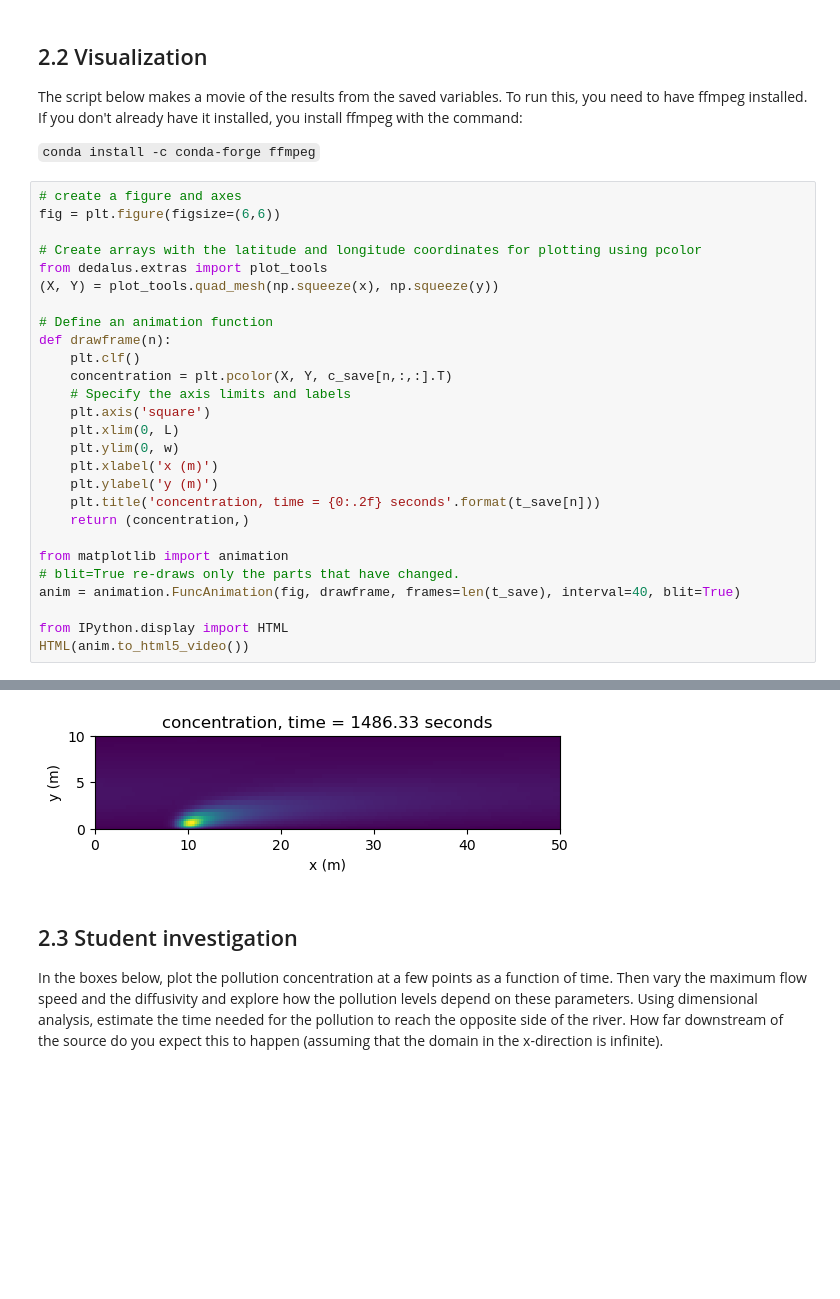
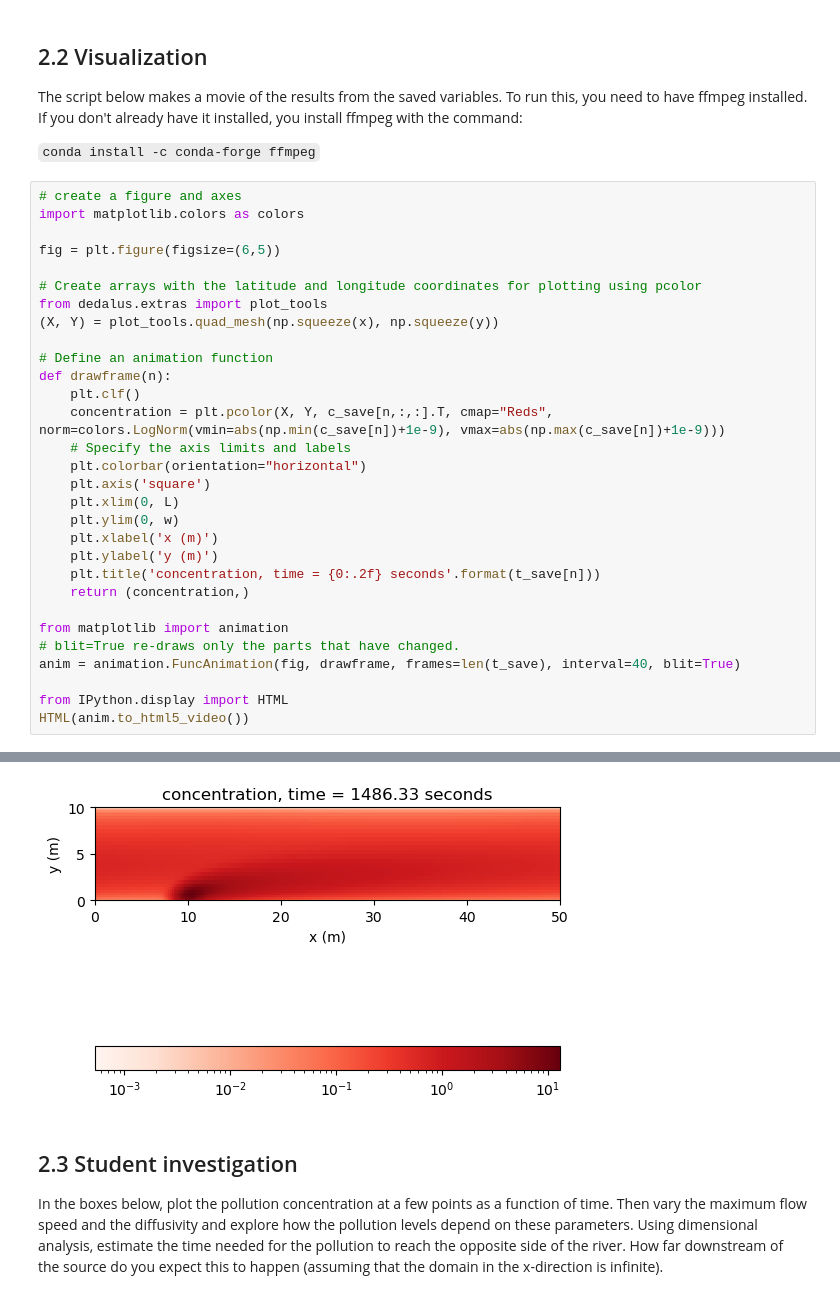
Before and after one commit to louis-de-neve/QCES, a Jupyter notebook: Project2_transport.ipynb, the cells around one changed output, grey strips where cells are left out. Drawn from its saved outputs; the diff is of its cells as text; blank space fills up the shorter version.

```diff
--- a/Project2_transport.ipynb
+++ b/Project2_transport.ipynb
@@ -362,7 +362,9 @@ The script below makes a movie of the results from the saved variables. To run t
 `conda install -c conda-forge ffmpeg`
 # %%
 # create a figure and axes
-fig = plt.figure(figsize=(6,6))
+import matplotlib.colors as colors
+
+fig = plt.figure(figsize=(6,5))
 
 # Create arrays with the latitude and longitude coordinates for plotting using pcolor
 from dedalus.extras import plot_tools
@@ -371,8 +373,9 @@ from dedalus.extras import plot_tools
 # Define an animation function
 def drawframe(n):
     plt.clf()
-    concentration = plt.pcolor(X, Y, c_save[n,:,:].T)
+    concentration = plt.pcolor(X, Y, c_save[n,:,:].T, cmap="Reds", norm=colors.LogNorm(vmin=abs(np.min(c_save[n])+1e-9), vmax=abs(np.max(c_save[n])+1e-9)))
     # Specify the axis limits and labels
+    plt.colorbar(orientation="horizontal")
     plt.axis('square')
     plt.xlim(0, L)
     plt.ylim(0, w)
@@ -393,5 +396,5 @@ HTML(anim.to_html5_video())
 [interactive output not drawn]
-[figure, old version]
+[figure, new version]
 # %% [markdown]
 ## 2.3 Student investigation
 <a id='section2pt3'></a>
```
Also changed, not shown: parts of 5 cells of this notebook.
